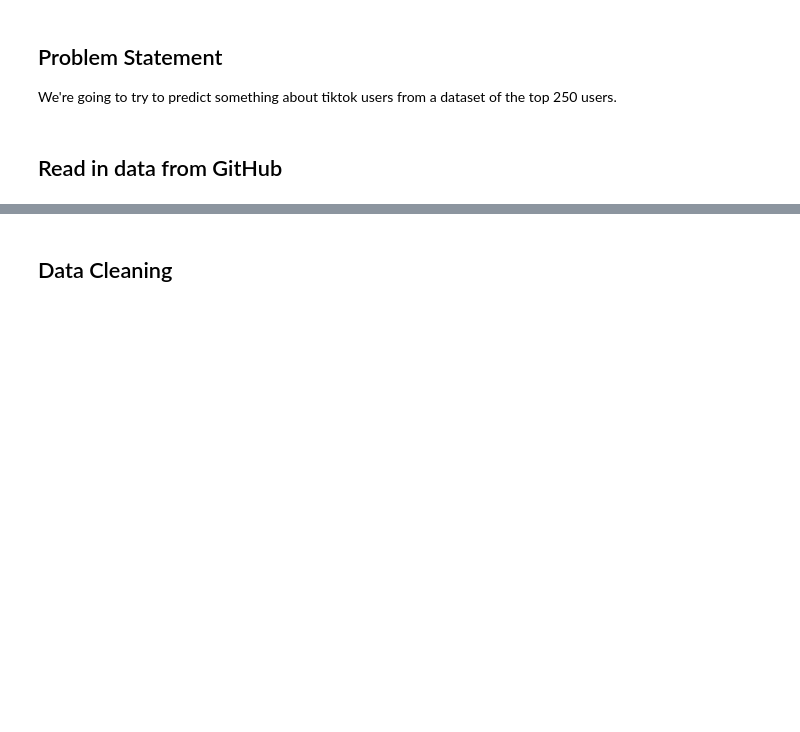
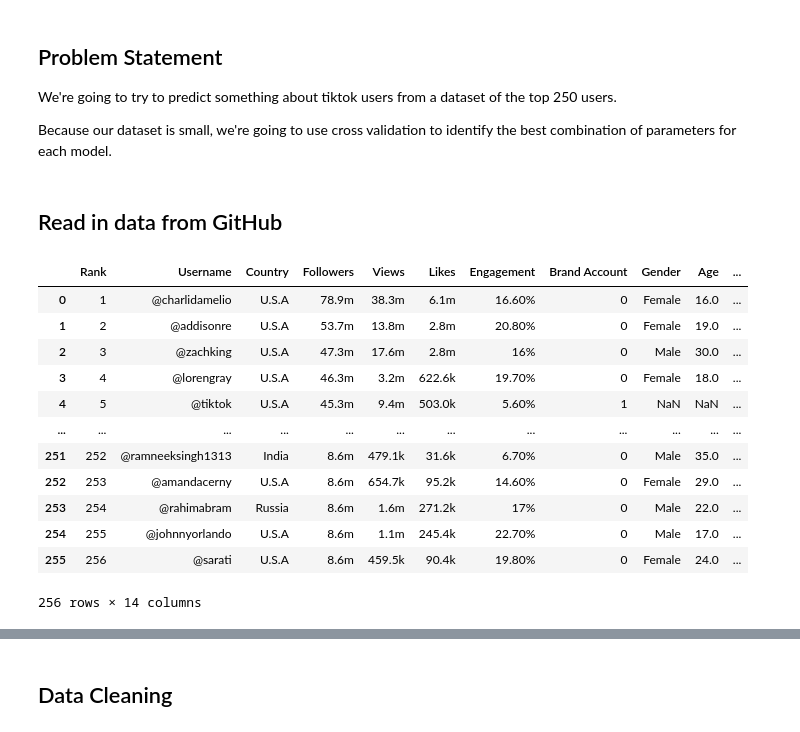
Before and after one commit to tscotn/tiktok, a Jupyter notebook: tiktok.ipynb, the cells around one changed output, grey strips where cells are left out. Cells and saved outputs as stored; diff of their text form; code cells hidden in the pictures; blank space fills up the shorter version.

```diff
--- a/tiktok.ipynb
+++ b/tiktok.ipynb
@@ -8,6 +8,8 @@ from sklearn.preprocessing import OneHotEncoder
 ## Problem Statement
 
 We're going to try to predict something about tiktok users from a dataset of the top 250 users.
+
+Because our dataset is small, we're going to use cross validation to identify the best combination of parameters for each model.
 # %% [markdown]
 ## Read in data from GitHub
 # %%
@@ -15,4 +17,18 @@ tiktok_path = "https://raw.githubusercontent.com/datares/TikTok_Famous/main/Data
 tiktok_raw = pd.read_csv(tiktok_path)
 # %%
 tiktok_raw
-tiktok = tiktok_raw.copy()
+# tiktok = tiktok_raw.copy()
+# %% [output]
+|  | Rank | Username | Country | Followers | Views | Likes | Engagement | Brand Account | Gender | Age | ... |
+| 0 | 1 | @charlidamelio | U.S.A | 78.9m | 38.3m | 6.1m | 16.60% | 0 | Female | 16.0 | ... |
+| 1 | 2 | @addisonre | U.S.A | 53.7m | 13.8m | 2.8m | 20.80% | 0 | Female | 19.0 | ... |
+| 2 | 3 | @zachking | U.S.A | 47.3m | 17.6m | 2.8m | 16% | 0 | Male | 30.0 | ... |
+| 3 | 4 | @lorengray | U.S.A | 46.3m | 3.2m | 622.6k | 19.70% | 0 | Female | 18.0 | ... |
+| 4 | 5 | @tiktok | U.S.A | 45.3m | 9.4m | 503.0k | 5.60% | 1 | NaN | NaN | ... |
+| ... | ... | ... | ... | ... | ... | ... | ... | ... | ... | ... | ... |
+| 251 | 252 | @ramneeksingh1313 | India | 8.6m | 479.1k | 31.6k | 6.70% | 0 | Male | 35.0 | ... |
+| 252 | 253 | @amandacerny | U.S.A | 8.6m | 654.7k | 95.2k | 14.60% | 0 | Female | 29.0 | ... |
+| 253 | 254 | @rahimabram | Russia | 8.6m | 1.6m | 271.2k | 17% | 0 | Male | 22.0 | ... |
+| 254 | 255 | @johnnyorlando | U.S.A | 8.6m | 1.1m | 245.4k | 22.70% | 0 | Male | 17.0 | ... |
+| 255 | 256 | @sarati | U.S.A | 8.6m | 459.5k | 90.4k | 19.80% | 0 | Female | 24.0 | ... |
+256 rows × 14 columns
```
Also changed, not shown: parts of 7 cells of this notebook.
